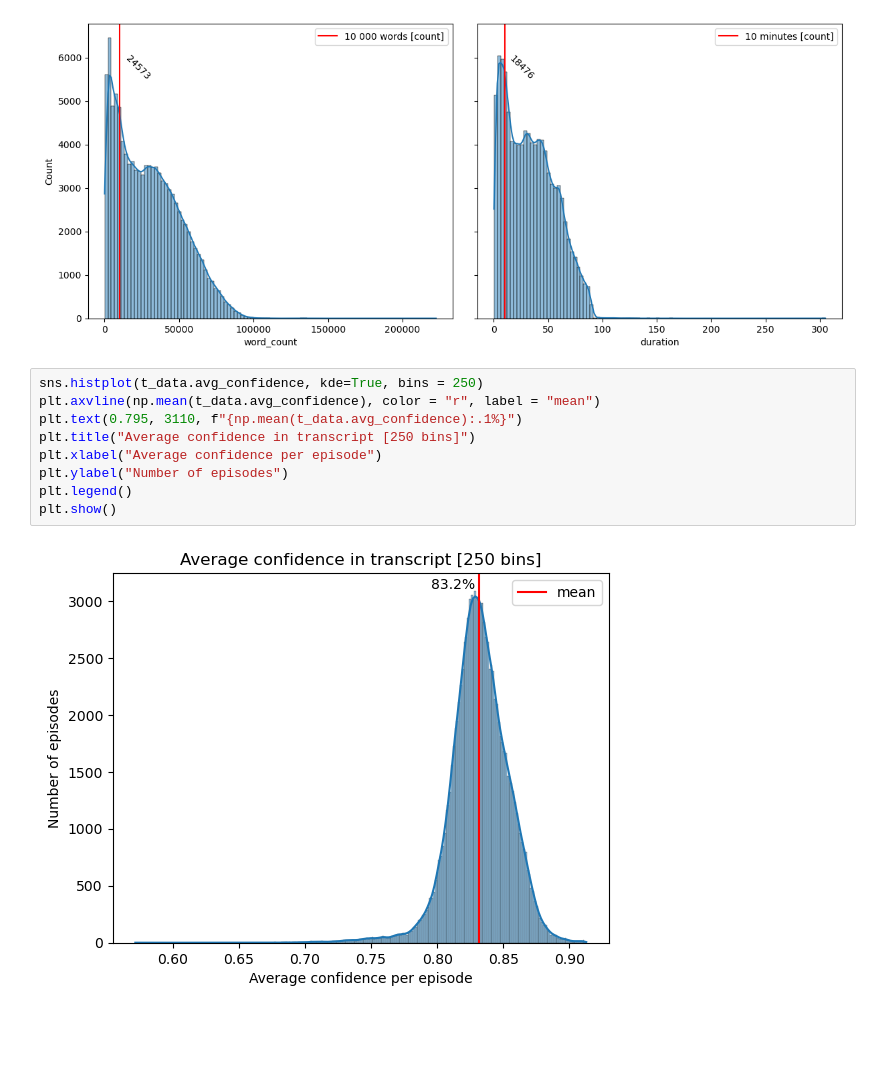
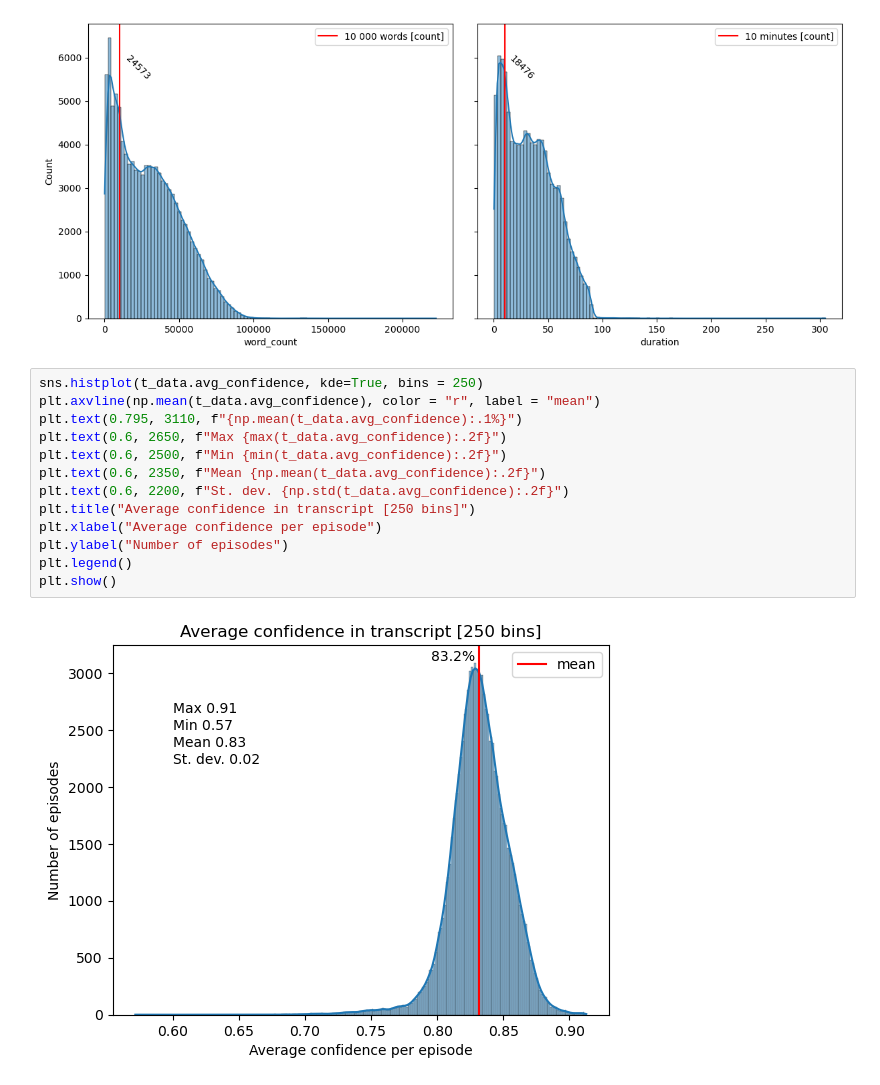
Before and after one commit to OskarMunck/Thesis, a Jupyter notebook: transcripts_EDA.ipynb, the cells around one changed output. Drawn from its saved outputs; the diff is of its cells as text; blank space fills up the shorter version.

```diff
--- a/transcripts_EDA.ipynb
+++ b/transcripts_EDA.ipynb
@@ -60,11 +60,15 @@ plt.show()
 # %%
 sns.histplot(t_data.avg_confidence, kde=True, bins = 250)
 plt.axvline(np.mean(t_data.avg_confidence), color = "r", label = "mean")
 plt.text(0.795, 3110, f"{np.mean(t_data.avg_confidence):.1%}")
+plt.text(0.6, 2650, f"Max {max(t_data.avg_confidence):.2f}")
+plt.text(0.6, 2500, f"Min {min(t_data.avg_confidence):.2f}")
+plt.text(0.6, 2350, f"Mean {np.mean(t_data.avg_confidence):.2f}")
+plt.text(0.6, 2200, f"St. dev. {np.std(t_data.avg_confidence):.2f}")
 plt.title("Average confidence in transcript [250 bins]")
 plt.xlabel("Average confidence per episode")
 plt.ylabel("Number of episodes")
 plt.legend()
 plt.show()
 # %% [output]
-[figure, old version]
+[figure, new version]
```
